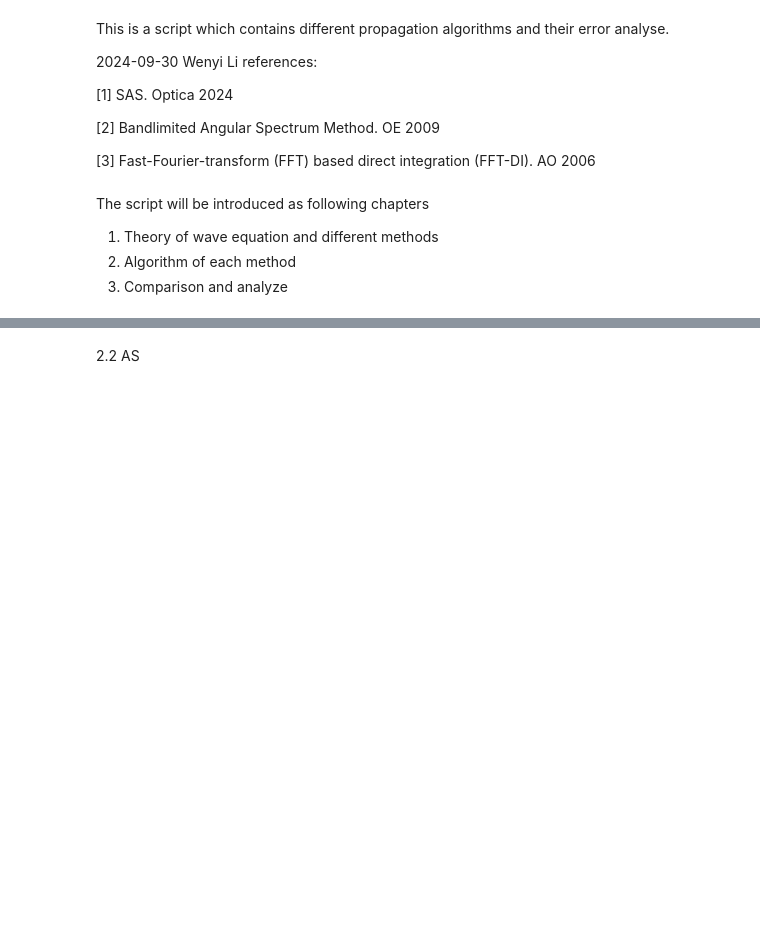
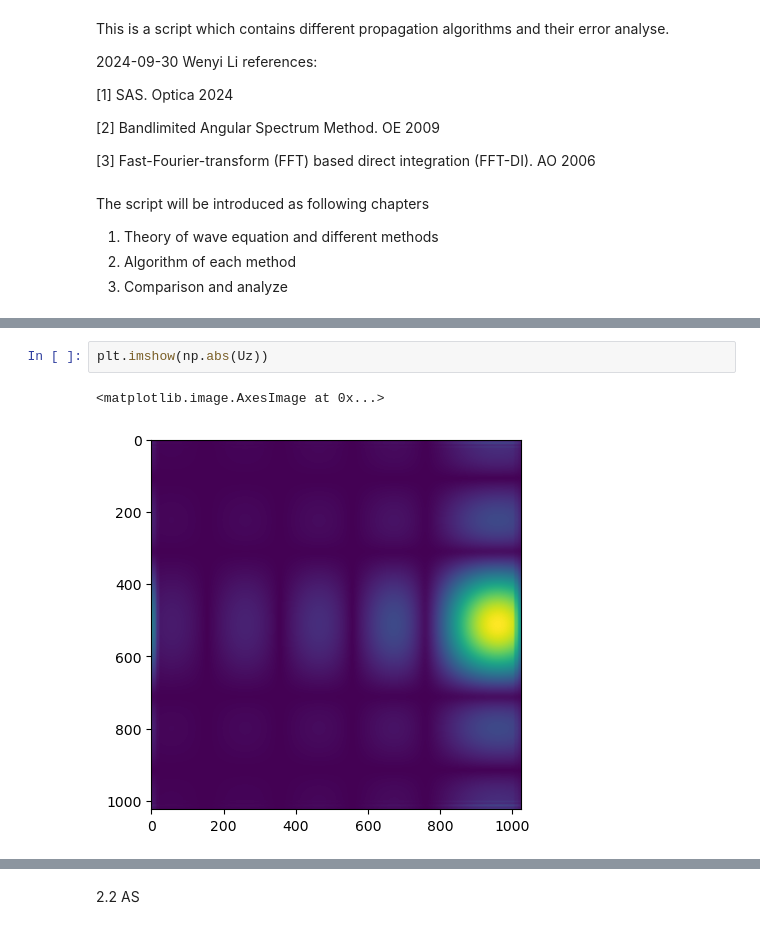
Before and after one commit to Wenyi-lee/Scalable-Angular-Spectrum-Method-SAS, a Jupyter notebook: propagation_script/free_space_propagation.ipynb, the cells around one changed output, grey strips where cells are left out. Cells and saved outputs as stored; diff of their text form; blank space fills up the shorter version.

```diff
--- a/propagation_script/free_space_propagation.ipynb
+++ b/propagation_script/free_space_propagation.ipynb
@@ -91,0 +142,5 @@ def FFT_DI(u0,dx,z):
+# %%
+plt.imshow(np.abs(Uz))
+# %% [output]
+<matplotlib.image.AxesImage at 0x...>
+[figure, added]
```
Also changed, not shown: parts of 29 cells of this notebook.
